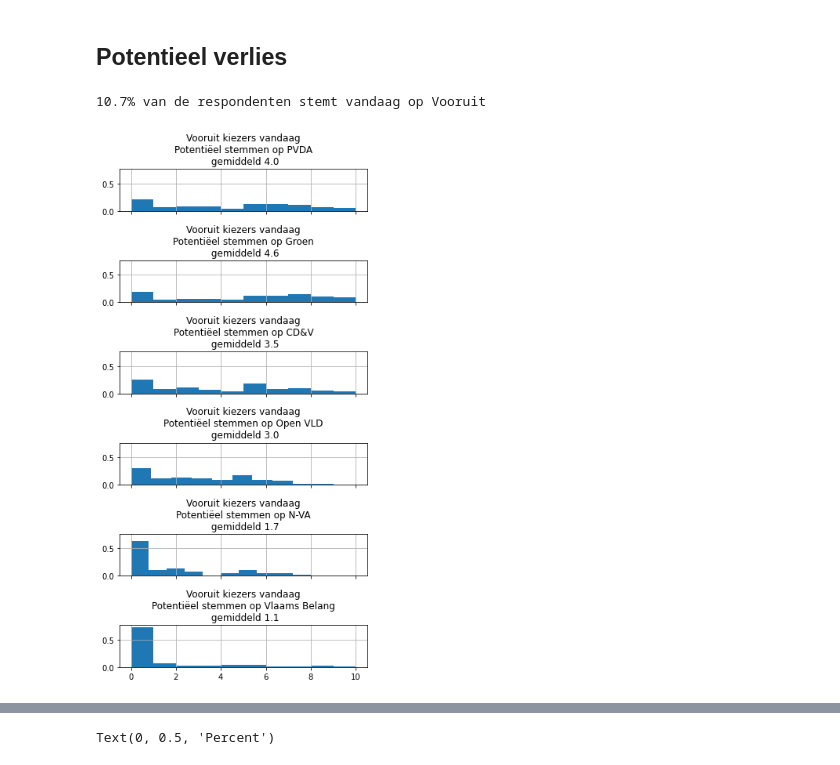
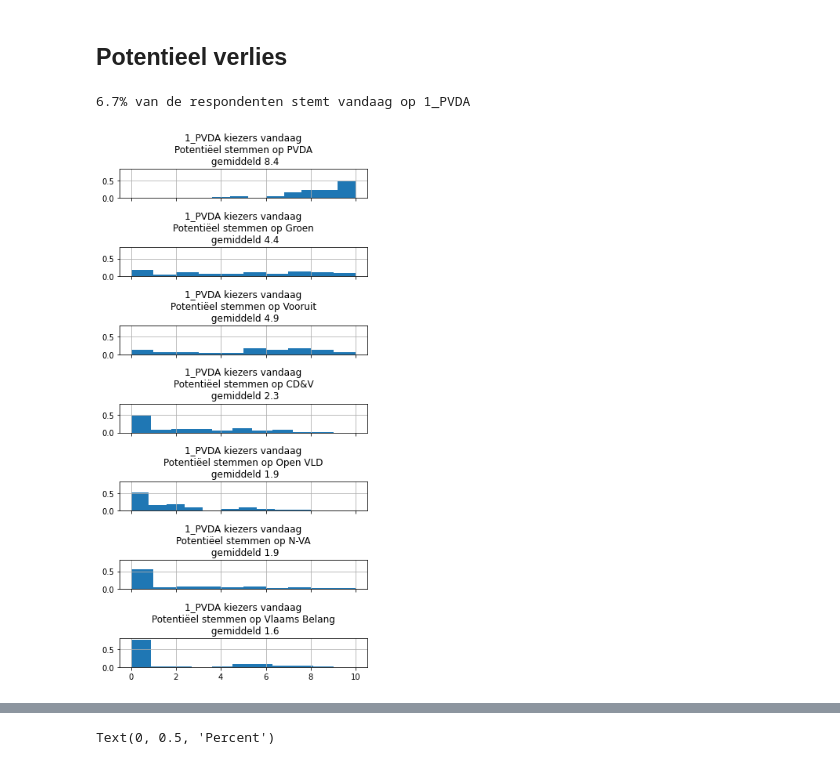
Before and after one commit to kvanlombeek/vooruit-anlyses, a Jupyter notebook: 2021-09-31 Analyse De Stemming.ipynb, the cells around one changed output, grey strips where cells are left out. Drawn from its saved outputs; the diff is of its cells as text; code cells hidden in the pictures.

```diff
--- a/2021-09-31 Analyse De Stemming.ipynb
+++ b/2021-09-31 Analyse De Stemming.ipynb
@@ -246,7 +259,8 @@ interactive(children=(IntSlider(value=5, description='x', max=10, min=1), Output
 # %%
-row_mask = (data_raw['VoteChoiceNow']!='3_VOORUIT') & (data_raw['ElecUtil_VOORUIT']>=slider.result)
-print('''{:.1f}% van de respondenten stemt potentieel op Vooruit (score {}+),
-          en stemt vandaag niet op Vooruit'''
-          .format(np.mean(row_mask)*100, slider.result))
-potentieel_vooruit = data_raw.loc[row_mask,:].copy()
+geselecteerde_partij = partij_radio_buttons.value
+
+row_mask = (data_raw['VoteChoiceNow']!=partij_radio_buttons.value) & (data_raw['ElecUtil_VOORUIT']>=slider.result)
+print('''{:.1f}% van de respondenten stemt potentieel op {} (score {}+),  maar stemt er vandaag niet op'''
+          .format( np.mean(row_mask)*100, partij_radio_buttons.value, slider.result))
+potentieel = data_raw.loc[row_mask,:].copy()
 # %% [output]
@@ -438,41 +453,45 @@ fig.tight_layout()
 ## Potentieel verlies
 # %%
 # Verdediging. Vooruitstemmers vandaag, maar die potentieel op andere partijden zouden stemmen
-row_mask = (data_raw['VoteChoiceNow']=='3_VOORUIT')
-print('{:.1f}% van de respondenten stemt vandaag op Vooruit'.format(np.mean(row_mask)*100))
+row_mask = (data_raw['VoteChoiceNow']==geselecteerde_partij)
+print('{:.1f}% van de respondenten stemt vandaag op {}'.format(np.mean(row_mask)*100, geselecteerde_partij))
 potentieel_verlies = data_raw.loc[row_mask,:].copy()
 # %% [output]
-10.7% van de respondenten stemt vandaag op Vooruit
+6.7% van de respondenten stemt vandaag op 1_PVDA
 # %%
-fig, axes = plt.subplots(6,1, sharex=True, sharey=True, figsize=(5,10))
+fig, axes = plt.subplots(7,1, sharex=True, sharey=True, figsize=(5,10))
 
 potentieel_verlies['ElecUtil_PVDA'].hist(ax=axes[0], density=True)
-axes[0].set_title('Vooruit kiezers vandaag\nPotentiëel stemmen op PVDA\n gemiddeld {:.1f}'
-                  .format(potentieel_verlies['ElecUtil_PVDA'].mean()))
+axes[0].set_title('{} kiezers vandaag\nPotentiëel stemmen op PVDA\n gemiddeld {:.1f}'
+                  .format(geselecteerde_partij, potentieel_verlies['ElecUtil_PVDA'].mean()))
 
 potentieel_verlies['ElecUtil_GROEN'].hist(ax=axes[1], density=True)
-axes[1].set_title('Vooruit kiezers vandaag\nPotentiëel stemmen op Groen\n gemiddeld {:.1f}'
-                  .format(potentieel_verlies['ElecUtil_GROEN'].mean()))
+axes[1].set_title('{} kiezers vandaag\nPotentiëel stemmen op Groen\n gemiddeld {:.1f}'
+                  .format(geselecteerde_partij, potentieel_verlies['ElecUtil_GROEN'].mean()))
 
-potentieel_verlies['ElecUtil_CDV'].hist(ax=axes[2], density=True)
-axes[2].set_title('Vooruit kiezers vandaag\nPotentiëel stemmen op CD&V\n gemiddeld {:.1f}'
-                  .format(potentieel_verlies['ElecUtil_CDV'].mean()))
+potentieel_verlies['ElecUtil_VOORUIT'].hist(ax=axes[2], density=True)
+axes[2].set_title('{} kiezers vandaag\nPotentiëel stemmen op Vooruit\n gemiddeld {:.1f}'
+                  .format(geselecteerde_partij, potentieel_verlies['ElecUtil_VOORUIT'].mean()))
 
-potentieel_verlies['ElecUtil_OPENVLD'].hist(ax=axes[3], density=True)
-axes[3].set_title('Vooruit kiezers vandaag\nPotentiëel stemmen op Open VLD\n gemiddeld {:.1f}'
-                  .format(potentieel_verlies['ElecUtil_OPENVLD'].mean()))
+potentieel_verlies['ElecUtil_CDV'].hist(ax=axes[3], density=True)
+axes[3].set_title('{} kiezers vandaag\nPotentiëel stemmen op CD&V\n gemiddeld {:.1f}'
+                  .format(geselecteerde_partij, potentieel_verlies['ElecUtil_CDV'].mean()))
 
-potentieel_verlies['ElecUtil_NVA'].hist(ax=axes[4], density=True)
-axes[4].set_title('Vooruit kiezers vandaag\nPotentiëel stemmen op N-VA\n gemiddeld {:.1f}'
-                  .format(potentieel_verlies['ElecUtil_NVA'].mean()))
+potentieel_verlies['ElecUtil_OPENVLD'].hist(ax=axes[4], density=True)
+axes[4].set_title('{} kiezers vandaag\nPotentiëel stemmen op Open VLD\n gemiddeld {:.1f}'
+                  .format(geselecteerde_partij, potentieel_verlies['ElecUtil_OPENVLD'].mean()))
 
-potentieel_verlies['ElecUtil_VB'].hist(ax=axes[5], density=True)
-axes[5].set_title('Vooruit kiezers vandaag\nPotentiëel stemmen op Vlaams Belang\n gemiddeld {:.1f}'
-                  .format(potentieel_verlies['ElecUtil_VB'].mean()))
+potentieel_verlies['ElecUtil_NVA'].hist(ax=axes[5], density=True)
+axes[5].set_title('{} kiezers vandaag\nPotentiëel stemmen op N-VA\n gemiddeld {:.1f}'
+                  .format(geselecteerde_partij, potentieel_verlies['ElecUtil_NVA'].mean()))
+
+potentieel_verlies['ElecUtil_VB'].hist(ax=axes[6], density=True)
+axes[6].set_title('{} kiezers vandaag\nPotentiëel stemmen op Vlaams Belang\n gemiddeld {:.1f}'
+                  .format(geselecteerde_partij, potentieel_verlies['ElecUtil_VB'].mean()))
 
 fig.tight_layout()
 # %% [output]
-[figure, old version]
+[figure, new version]
 # %%
 fig, axes = plt.subplots(6,1,figsize=(6,12), sharex=True)
 
```
Also changed, not shown: parts of 17 cells of this notebook.
